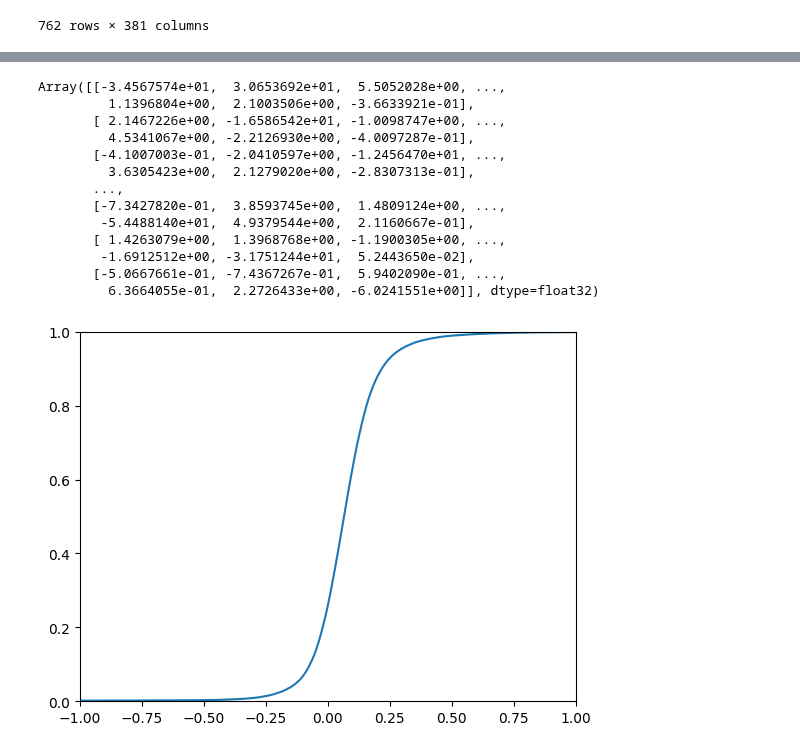
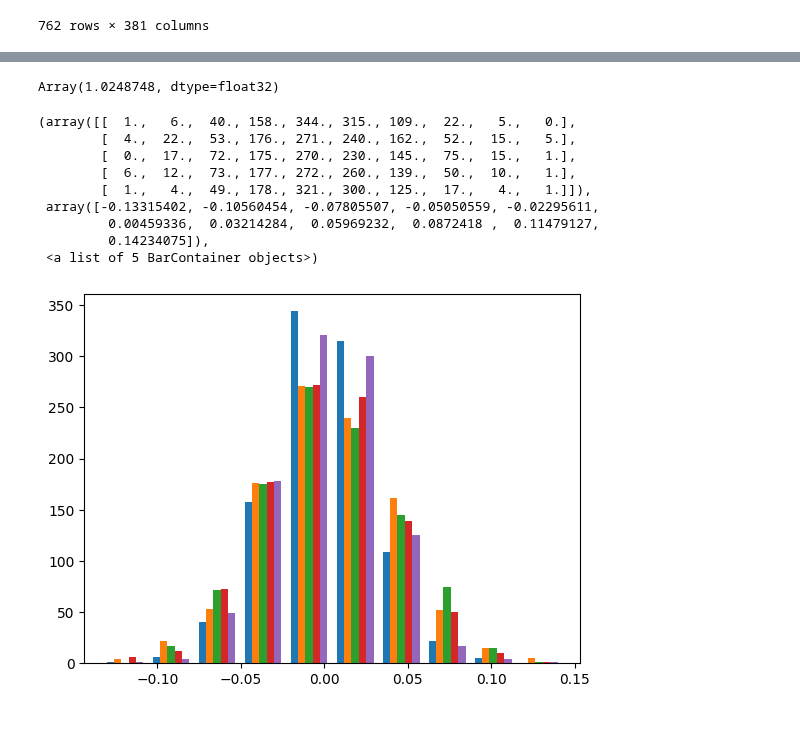
Before and after one commit to pinellolab/PerTurbo, a Jupyter notebook: docs/notebooks/gasperini_pilot_jax_multigene.ipynb, the cells around one changed output, grey strips where cells are left out. Drawn from its saved outputs; the diff is of its cells as text; code cells hidden in the pictures; blank space fills up the shorter version.

Commit message:
implement jax factor model

```diff
--- a/docs/notebooks/gasperini_pilot_jax_multigene.ipynb
+++ b/docs/notebooks/gasperini_pilot_jax_multigene.ipynb
@@ -99,5 +108,5 @@ View of AnnData object with n_obs × n_vars = 45053 × 373
     varm: 'element_tested'
 # %%
-cell_covariates = rna_subset.obs[["log_total_gene_count", "percent_mito", "log_total_guide_count"]].values
+cell_covariates = rna_subset.obs[["log_total_gene_count", "percent_mito", "log1p_guide_count"]].values
 cell_covariates
 # %% [output]
@@ -136,8 +150,8 @@ guide_obs.shape
 # %%
 targeted_in_subset = grna_subset.varm["element_targeted"].sum() > 0
 selected_elements = targeted_in_subset[targeted_in_subset].index
-guide_targets = grna_subset.varm["element_targeted"][selected_elements]
-guide_targets
+guide_target_elements = grna_subset.varm["element_targeted"][selected_elements]
+guide_target_elements
 # %% [output]
 |  | ACTB_TSS | ACTG1_TSS | ACYP1_TSS | ADIPOR1_TSS | ALDH1A2_TSS | APEX1_TSS | APLP2_TSS | ARF6_TSS | ARID1A_TSS | ... |
 | ACTB_TSS|1 | 1.0 | 0.0 | 0.0 | 0.0 | 0.0 | 0.0 | 0.0 | 0.0 | 0.0 | ... |
@@ -186,0 +228,19 @@ guide_targets
+# %%
+element_target_genes = (
+    df_combinations.pivot(columns="element", values="value")
+    .reindex(
+        index=rna_subset.var_names,
+        columns=guide_target_elements.columns,
+    )
+    .fillna(0)
+)
+# rna_subset.varm["target_gene"] = element_target_genes
+# rna_subset.varm["target_gene"]
+element_target_genes
+# Set the values of the dataframe equal to one where the row index equals the column index up to the first "_" character
+# df_combinations[df_combinations.index.str.split('_').str[0] == df_combinations.columns.str.split('_').str[0]] = 1
+# df_combinations
+
+
+# Display the dataframe
+# df_combinations
@@ -189,10 +286,13 @@ perturbseq_guide = perturbseq_guide_autonormal_turbo()
 model_args = (gene_obs,)
 model_kwargs = {
     "guide_obs": guide_obs,
-    "guide_targets": jnp.array(guide_targets.values),  # all target same element
+    "guide_target_elements": jnp.array(guide_target_elements.values),  # all target same element
     "covariates": cell_covariates_robust_z_scored,
+    "element_target_genes": jnp.array(element_target_genes.values).T,
     "likelihood": "NegBin",
     "subsample_size": 1024,
+    "efficiency_alpha": 5,
+    "efficiency_beta": 2,
 }
 
 svi_result = run_svi(
@@ -200,8 +300,8 @@ svi_result = run_svi(
     model_kwargs,
     perturbseq_model_turbo,
     perturbseq_guide,
-    lr=0.1,
-    n_steps=500,
+    lr=0.03,
+    n_steps=2000,
 )
 # %%
 plt.plot(svi_result.losses)
@@ -261,23 +359,23 @@ covariate_weights (3, 373)
 # %%
-z_vals = params["log2_fold_change_auto_loc"] / params["log2_fold_change_auto_scale"]
-z_vals
+# z_vals = params["log2_fold_change_auto_loc"] / params["log2_fold_change_auto_scale"]
+# z_vals
+perturbseq_guide.median(params)["factor"].max()
 # %% [output]
-Array([[-3.4567574e+01,  3.0653692e+01,  5.5052028e+00, ...,
-         1.1396804e+00,  2.1003506e+00, -3.6633921e-01],
-       [ 2.1467226e+00, -1.6586542e+01, -1.0098747e+00, ...,
-         4.5341067e+00, -2.2126930e+00, -4.0097287e-01],
-       [-4.1007003e-01, -2.0410597e+00, -1.2456470e+01, ...,
-         3.6305423e+00,  2.1279020e+00, -2.8307313e-01],
-       ...,
-       [-7.3427820e-01,  3.8593745e+00,  1.4809124e+00, ...,
-        -5.4488140e+01,  4.9379544e+00,  2.1160667e-01],
-       [ 1.4263079e+00,  1.3968768e+00, -1.1900305e+00, ...,
-        -1.6912512e+00, -3.1751244e+01,  5.2443650e-02],
-       [-5.0667661e-01, -7.4367267e-01,  5.9402090e-01, ...,
-         6.3664055e-01,  2.2726433e+00, -6.0241551e+00]], dtype=float32)
+Array(1.0248748, dtype=float32)
 # %%
-plt.ecdf(perturbseq_guide.quantiles(params, 0.95)["log2_fold_change"].reshape(-1))
-plt.xlim(-1, 1)
-plt.show()
+# plt.ecdf(perturbseq_guide.quantiles(params, 0.95)["log2_fold_change"].reshape(-1))
+# plt.xlim(-1, 1)
+# plt.show()
+perturbseq_guide.median(params)["loading"].shape
+plt.hist(perturbseq_guide.median(params)["loading"][:, :5].T)
 # %% [output]
+(array([[  1.,   6.,  40., 158., 344., 315., 109.,  22.,   5.,   0.],
+        [  4.,  22.,  53., 176., 271., 240., 162.,  52.,  15.,   5.],
+        [  0.,  17.,  72., 175., 270., 230., 145.,  75.,  15.,   1.],
+        [  6.,  12.,  73., 177., 272., 260., 139.,  50.,  10.,   1.],
+        [  1.,   4.,  49., 178., 321., 300., 125.,  17.,   4.,   1.]]),
+ array([-0.13315402, -0.10560454, -0.07805507, -0.05050559, -0.02295611,
+         0.00459336,  0.03214284,  0.05969232,  0.0872418 ,  0.11479127,
+         0.14234075]),
+ <a list of 5 BarContainer objects>)
-[figure, old version]
+[figure, new version]
```
Also changed, not shown: parts of 35 cells of this notebook, 4 other files.
